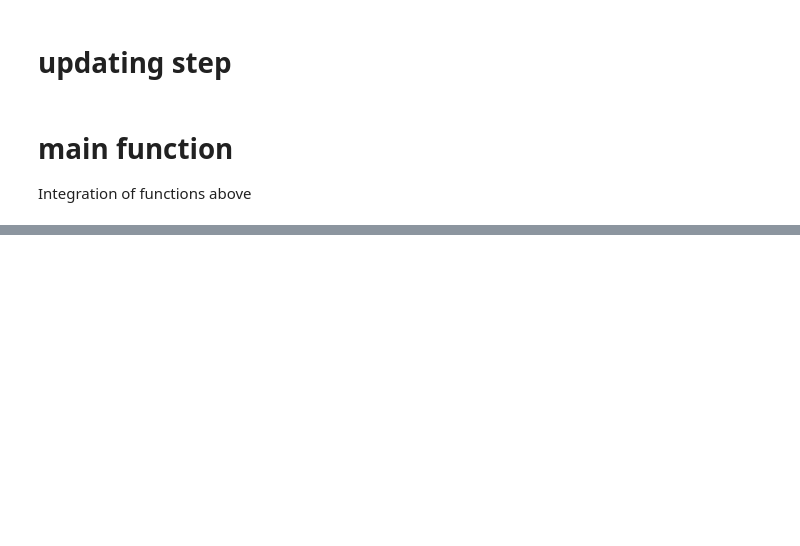
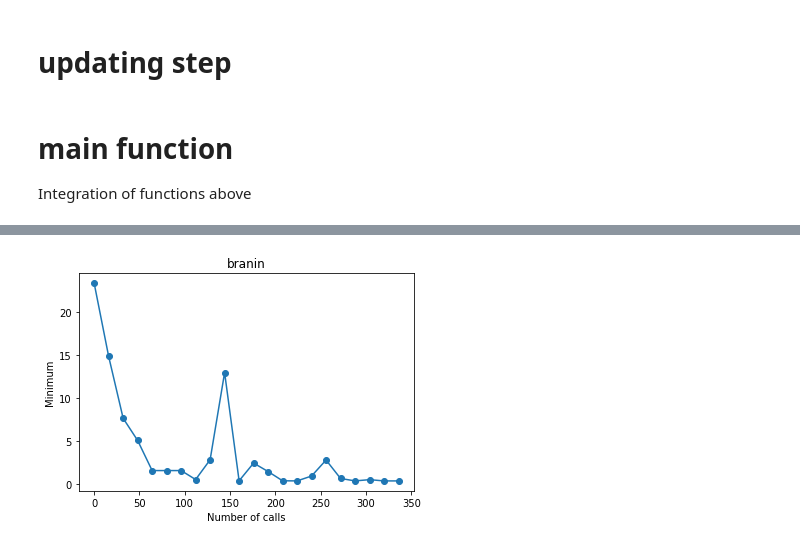
Before and after one commit to SongmyHallow/MS_project, a Jupyter notebook: CoreTest.ipynb, the cells around one changed output, grey strips where cells are left out. Drawn from its saved outputs; the diff is of its cells as text; code cells hidden in the pictures; blank space fills up the shorter version.

Commit message:
script update minimization of branin is found

```diff
--- a/CoreTest.ipynb
+++ b/CoreTest.ipynb
@@ -222,7 +222,7 @@ def update_startpoint(optimal_val,box_val,optimal_point,startPoint,index,step):
         return step
     else:
         print("The point is not updated")
-        step = step*0.7
+        step = step*0.85
         return step
 
 def check_objvalues(obj_lst,new_obj):
@@ -241,3 +241,12 @@ def check_objvalues(obj_lst,new_obj):
 # %% [markdown]
 # main function
 Integration of functions above
+# %%
+import matplotlib.pyplot as plt
+blackbox_name = "branin"
+compileCode(blackbox_name)
+numOfVar,lowerBound,upperBound,startPoint = read_datafile(blackbox_name)
+step = 1.0
+obj_lst = []
+counter_lst = []
+counter = 0
@@ -293,0 +307,8 @@ Computation finished:  0.397909327072254
+# %%
+plt.plot(counter_lst,obj_lst,'-o')
+plt.xlabel("Number of calls")
+plt.ylabel("Minimum")
+plt.title(blackbox_name)
+plt.savefig("branin.png")
+# %% [output]
+[figure, added]
```
Also changed, not shown: parts of 2 cells of this notebook.
